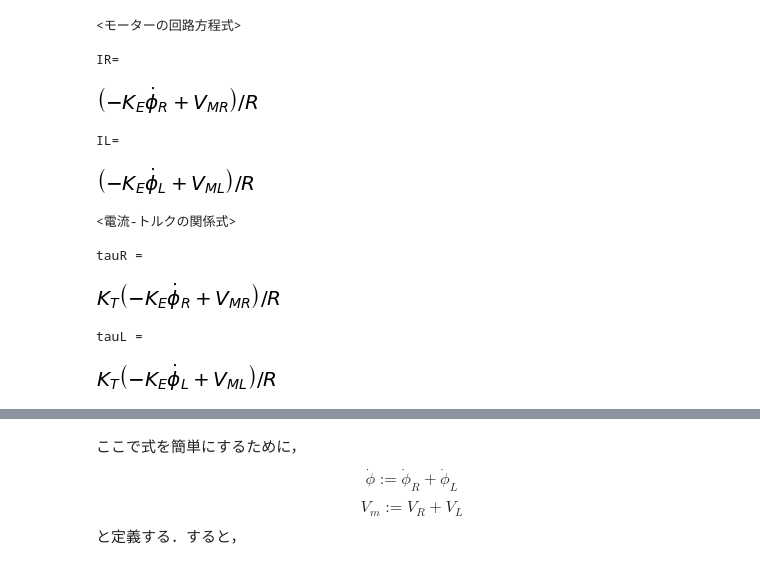
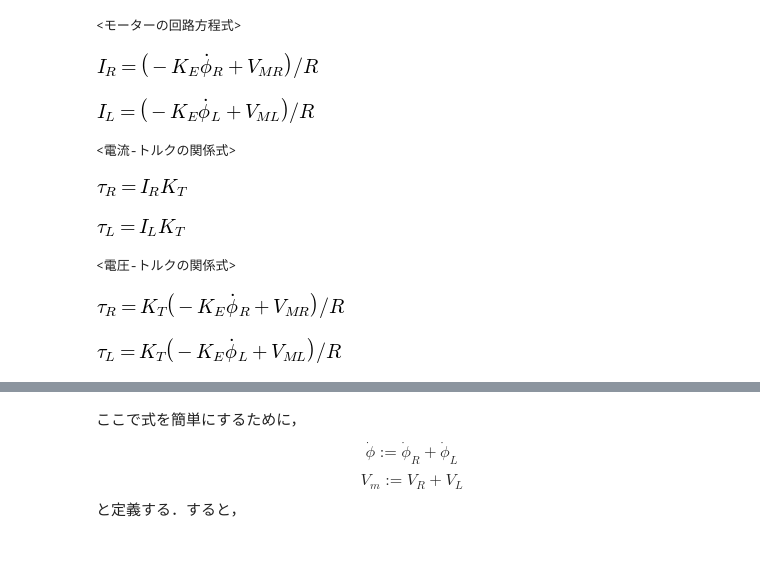
Before and after one commit to shino-kei/control_notebook, a Jupyter notebook: motor-mechanics.ipynb, the cells around one changed output, grey strips where cells are left out. Drawn from its saved outputs; the diff is of its cells as text; code cells hidden in the pictures.

```diff
--- a/motor-mechanics.ipynb
+++ b/motor-mechanics.ipynb
@@ -6,50 +9,45 @@
 # %%
 # -*- coding: utf-8 -*-
 from sympy import *
 from IPython.core.display import display
 init_printing()
 
 VMR, IR, dphiR = symbols('V_MR I_R \dot{\phi}_R')
 VML, IL, dphiL = symbols('V_ML I_L \dot{\phi}_L')
 R, KE = symbols('R K_E')
 eq1_R = Eq(VMR, R*IR + KE*dphiR)
 eq1_L = Eq(VML, R*IL + KE*dphiL)
 
-print('<モーターの回路方程式>\n')
+print('<モーターの回路方程式>')
 IR = solve(eq1_R, IR)[0]
 IL = solve(eq1_L, IL)[0]
 # eq1_L = Eq(IL, solve(eq1_L, IL)[0])
 
-print('IR= ')
-display(IR)
-print('IL= ')
-display(IL)
+display(Eq(symbols('I_R'), IR))
+display(Eq(symbols('I_L'), IL))
 # %% [output]
 <モーターの回路方程式>
-
-IR=
-[figure, old version]
+[figure, new version]
-IL=
-[figure, old version]
+[figure, new version]
 # %%
 tau_R, tau_L = symbols('tau_R tau_L')
 KT = symbols('K_T')
+print('\n<電流-トルクの関係式>')
+display(Eq(tau_R, var('K_T')*var('I_R')))
+display(Eq(tau_L, var('K_T')*var('I_L')))
 
-# eq2_R = Eq(tau_R, KT*IR)
-# eq2_L = Eq(tau_L, KT*IL)
+print('\n<電圧-トルクの関係式>')
 tau_R = KT*IR
 tau_L = KT*IL
-print('<電流-トルクの関係式>\n')
-
-print('tauR =');display(tau_R);
-print('tauL =');display(tau_L)
+display(Eq(symbols('tau_R'),tau_R));
+display(Eq(symbols('tau_L'),tau_L));
 # %% [output]
 <電流-トルクの関係式>
-
-tauR =
-[figure, old version]
+[figure, new version]
+[figure, new version]
-tauL =
+<電圧-トルクの関係式>
-[figure, old version]
+[figure, added]
+[figure, added]
 # %%
 m, v, x, dotv, dotx = symbols('m v x \dot{v} \dot{x}')
 FR, FL  = symbols('F_R F_L')
```
Also changed, not shown: parts of 22 cells of this notebook, 2 other files.
